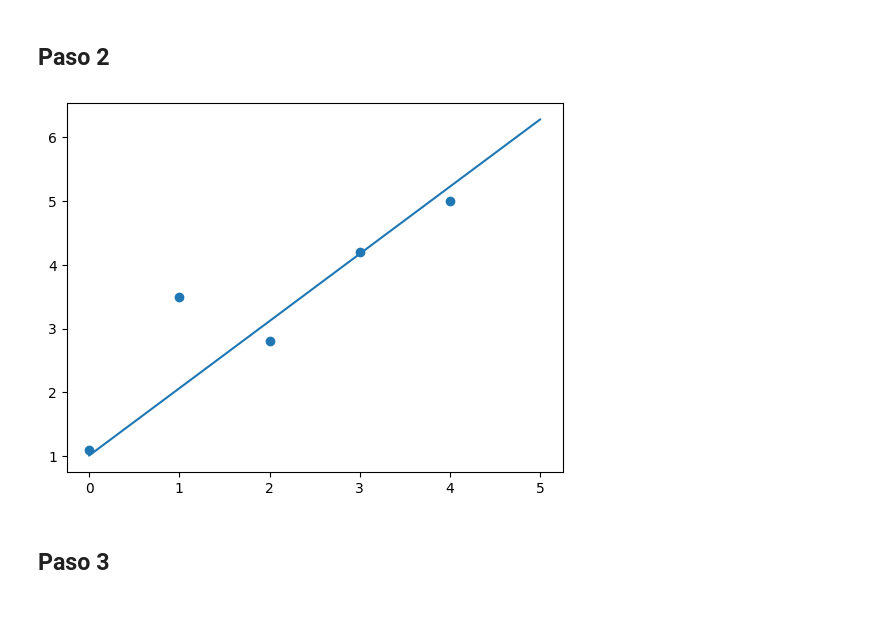
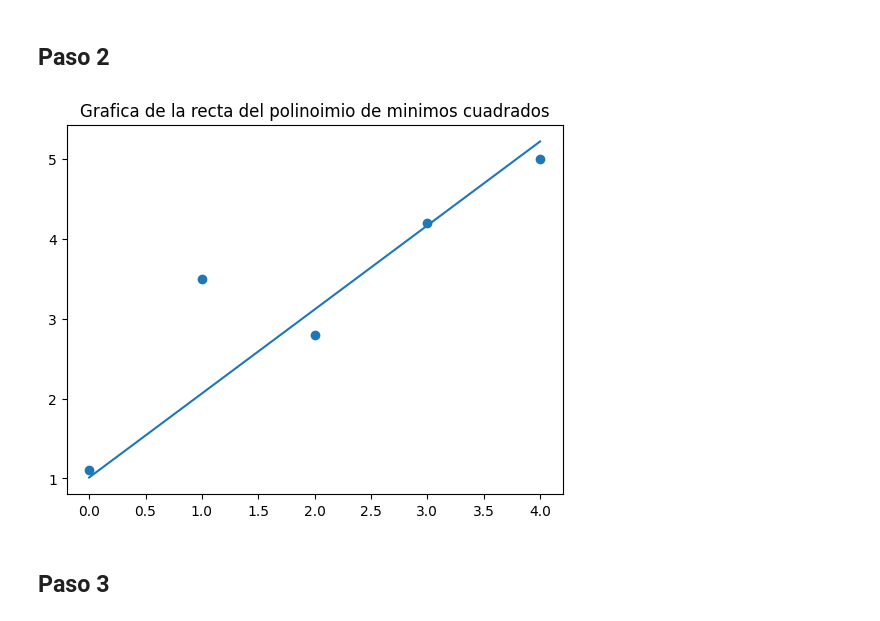
Before and after one commit to Farreto06/Calculo-Numerico-Grupal, a Jupyter notebook: Evaluacion 3/Diseño de una Montaña Rusa.ipynb, the cells around one changed output. Saved outputs shown, nothing was run; the diff lists cells and outputs as text; code cells hidden in the pictures.

```diff
--- a/Evaluacion 3/Diseño de una Montaña Rusa.ipynb
+++ b/Evaluacion 3/Diseño de una Montaña Rusa.ipynb
@@ -183,40 +218,41 @@ Polinomios por tramos:
 #Jose
 import matplotlib.pyplot as plt
 import numpy as np
 import scipy as sp
 
 #Valores momentaneos
 x_data=np.array([0,1,2,3,4])
 y_data=np.array([1.1, 3.5, 2.8, 4.2, 5.0])
 
 #Valores para graficar la curva
-x_vals=np.linspace(0,5,100)
+x_vals=np.linspace(x_vals2[0],x_vals2[1],x_vals2[2])
 
 #Inicializacion de arrays
-xy_data=x_data*y_data #Multiplicacion de arrays
-x_squared=np.square(x_data) #Eleva al cuadrado los valores de x
+xy_data=x_data2*y_data2 #Multiplicacion de arrays
+x_squared=np.square(x_data2) #Eleva al cuadrado los valores de x
 
 sumastorias=np.zeros(4)
 
 #Calculo de las sumatorias
-sumastorias[0]=np.sum(y_data)
-sumastorias[1]=np.sum(x_data)
+sumastorias[0]=np.sum(y_data2)
+sumastorias[1]=np.sum(x_data2)
 sumastorias[2]=np.sum(xy_data)
 sumastorias[3]=np.sum(x_squared)
 
 #Calculo de la pendiente
 m=(6*sumastorias[2]-sumastorias[1]*sumastorias[0])/(6*sumastorias[3]-sumastorias[1]**2)
 #Calculo de la ordenada al origen
 b=(sumastorias[0]-m*sumastorias[1])/6
 #cálculo de la recta
 y_vals=m*x_vals+b
 
 #Graficar
 plt.plot(x_vals,y_vals)
-plt.scatter(x_data,y_data)
+plt.scatter(x_data2,y_data2)
+plt.title("Grafica de la recta del polinoimio de minimos cuadrados")
 plt.show()
 # %% [output]
-[figure, old version]
+[figure, new version]
 # %% [markdown]
 ## Paso 3
 # %%
```
Also changed, not shown: parts of 1 cell of this notebook.
